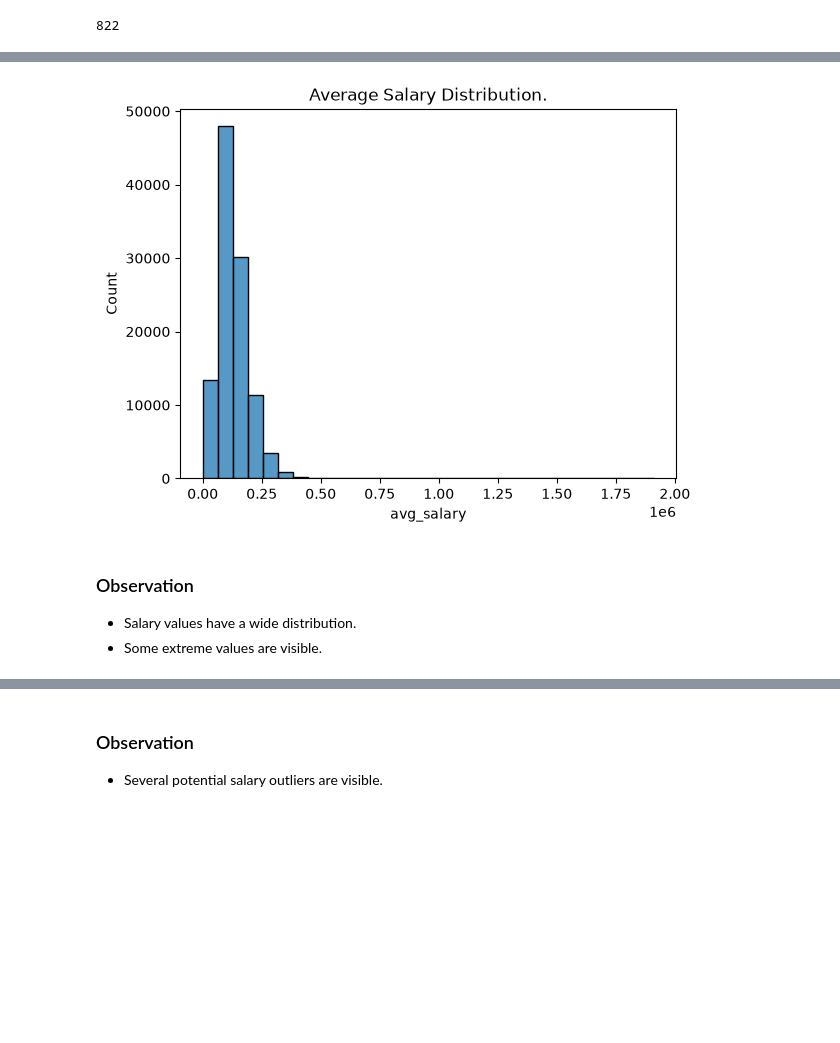
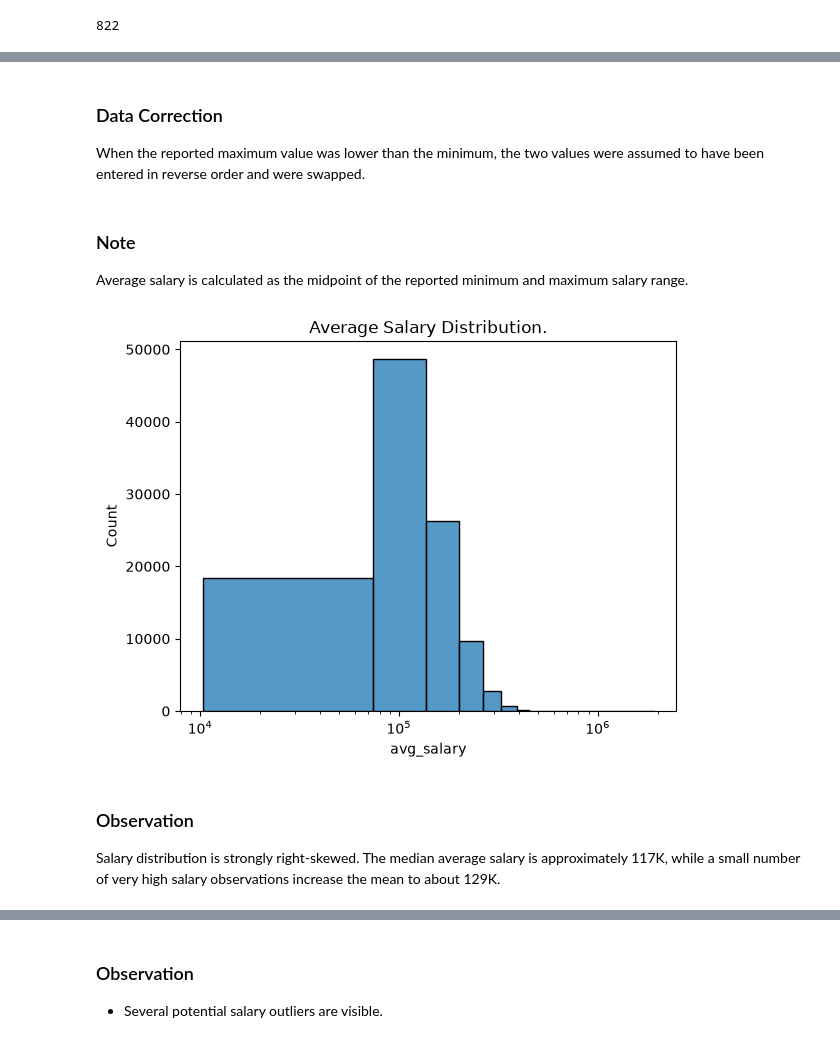
Before and after one commit to adityasaini-devx/Task_01, a Jupyter notebook: EDA_Tech_Job_Market.ipynb, the cells around one changed output, grey strips where cells are left out. Drawn from its saved outputs; the diff is of its cells as text; code cells hidden in the pictures; blank space fills up the shorter version.

```diff
--- a/EDA_Tech_Job_Market.ipynb
+++ b/EDA_Tech_Job_Market.ipynb
@@ -311,24 +387,41 @@ plt.show()
 # %%
 df["salary_min_usd"] = pd.to_numeric(df["salary_min_usd"], errors="coerce")
 df["salary_max_usd"] = pd.to_numeric(df["salary_max_usd"], errors="coerce")
+df.loc[df["salary_min_usd"] <= 0, "salary_min_usd"] = np.nan
+df.loc[df["salary_max_usd"] <= 0, "salary_max_usd"] = np.nan
 # %%
 inv_exp = df["years_experience_max"] < df["years_experience_min"]
 df.loc[inv_exp, ["years_experience_min", "years_experience_max"]] = df.loc[inv_exp, ["years_experience_max", "years_experience_min"]].values
 
 inv_sal = df["salary_max_usd"] < df["salary_min_usd"]
 df.loc[inv_sal, ["salary_min_usd", "salary_max_usd"]] = df.loc[inv_sal, ["salary_max_usd", "salary_min_usd"]].values
+# %% [markdown]
+### Data Correction
+
+When the reported maximum value was lower than the minimum,
+the two values were assumed to have been entered in reverse
+order and were swapped.
 # %%
 df["avg_salary"] = (df["salary_max_usd"] + df["salary_min_usd"])/2
+# %% [markdown]
+### Note
+
+Average salary is calculated as the midpoint of the reported
+minimum and maximum salary range.
 # %%
 sns.histplot(df["avg_salary"], bins=30)
+plt.xscale("log")
 plt.title("Average Salary Distribution.")
 plt.show()
 # %% [output]
-[figure, old version]
+[figure, new version]
 # %% [markdown]
 ### Observation
-- Salary values have a wide distribution.
-- Some extreme values are visible.
+
+Salary distribution is strongly right-skewed. The median
+average salary is approximately 117K, while a small number
+of very high salary observations increase the mean to about
+129K.
 # %%
 sns.boxplot(x=df["avg_salary"])
 plt.title("Salary Outliers")
```
Also changed, not shown: parts of 65 cells of this notebook.
